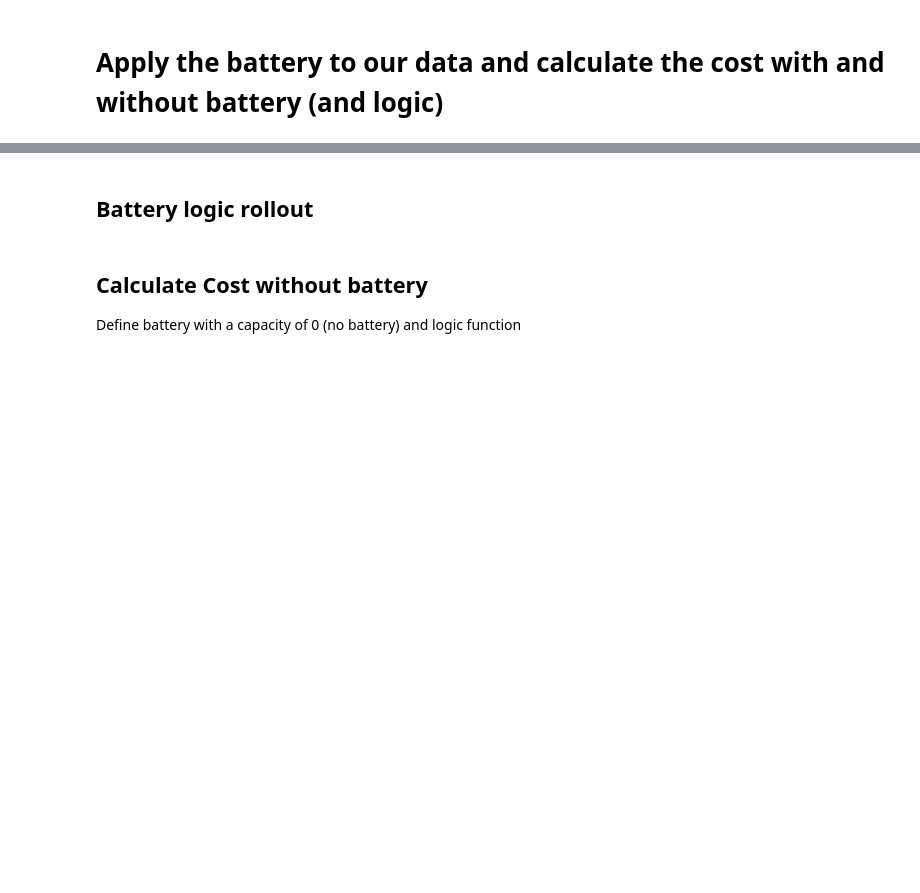
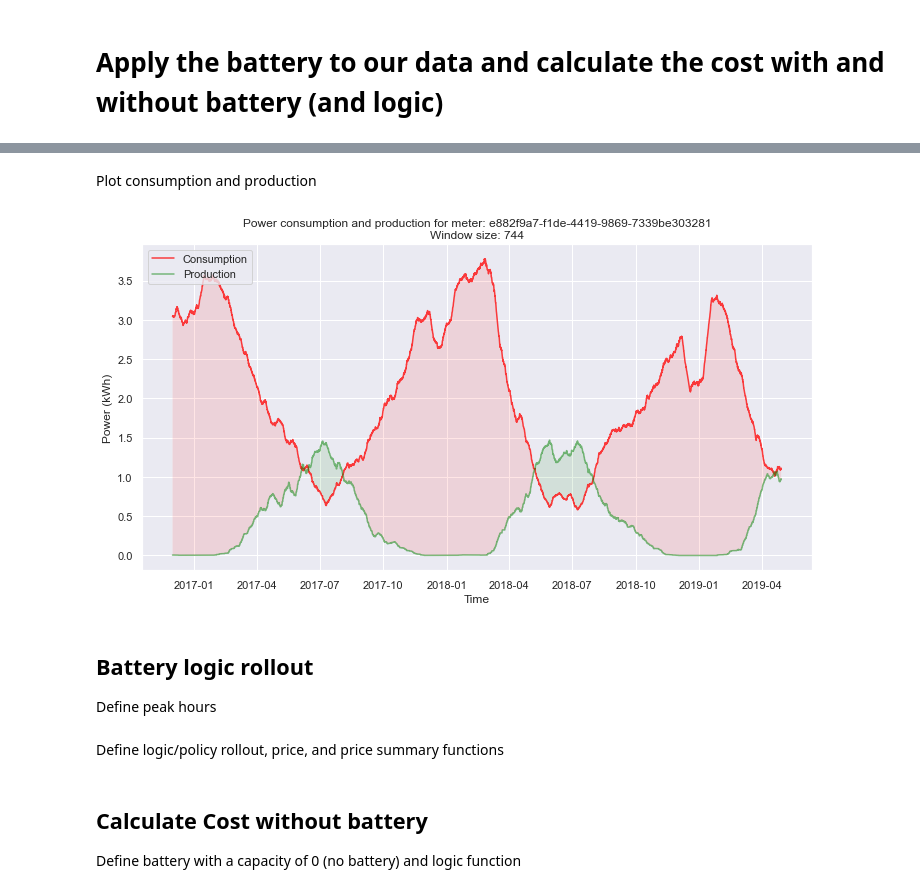
Before and after one commit to 4ug-aug/Otovo-OptimalControl, a Jupyter notebook: apply_battery.ipynb, the cells around one changed output, grey strips where cells are left out. Drawn from its saved outputs; the diff is of its cells as text; code cells hidden in the pictures; blank space fills up the shorter version.

Commit message:
Feat: Added plots and cleaned up code

```diff
--- a/apply_battery.ipynb
+++ b/apply_battery.ipynb
@@ -186,3 +214,38 @@ def moving_average(timeseries, window):
+# %%
+window_size = 24*31
+
+series_merge["num_kwh_cons_ma"] = moving_average(series_merge["num_kwh_cons"], window=window_size)
+series_merge["num_kwh_prod_ma"] = moving_average(series_merge["num_kwh_prod"], window=window_size)
+# %% [markdown]
+Plot consumption and production
+# %%
+# num_kwh_cons_ma = moving_average(series_merge["num_kwh_cons"], window=24)
+sns.set()
+
+fig, ax = plt.subplots(figsize=(12, 6))
+ax.plot(series_merge["timeslot"], series_merge["num_kwh_cons_ma"], label="Consumption", color="red", alpha=0.75)
+ax.plot(series_merge["timeslot"], series_merge["num_kwh_prod_ma"], label="Production", color="green", alpha=0.5)
+# ax.plot(series_battery["timeslot"], series_battery["surplus_deficit"], label="Surplus Deficit", alpha=0.75)
+# show legend
+ax.legend(loc="upper left")
+
+# Fill between positive
+# ax.fill_between(series_merge["timeslot"], 0, series_merge["num_kwh_cons_ma"], where=series_merge["num_kwh_cons_ma"] >= 0, facecolor="green", alpha=0.5)
+ax.fill_between(series_merge["timeslot"], series_merge["num_kwh_cons_ma"], series_merge["num_kwh_prod_ma"], where=series_merge["num_kwh_prod_ma"]>series_merge["num_kwh_cons_ma"], facecolor='green', alpha=0.1)
+ax.fill_between(series_merge["timeslot"], series_merge["num_kwh_cons_ma"], series_merge["num_kwh_prod_ma"], where=series_merge["num_kwh_prod_ma"]<series_merge["num_kwh_cons_ma"], facecolor='red', alpha=0.1)
+
+# x-axis label
+ax.set_xlabel("Time")
+# y-axis label
+ax.set_ylabel("Power (kWh)")
+
+# plot title
+ax.set_title("Power consumption and production for meter: " + meter_id + "\nWindow size: " + str(window_size))
+
+plt.show()
+# %% [output]
+[figure, added]
 # %% [markdown]
 ## Battery logic rollout
+Define peak hours
 # %%
@@ -189,4 +253,6 @@ def moving_average(timeseries, window):
 peak_hours = list(range(6,19))
+# %% [markdown]
+Define logic/policy rollout, price, and price summary functions
 # %%
 # Load json file hour_lookup_price.json
 with open('data/hour_lookup_price_dict.json') as json_file:
```
Also changed, not shown: parts of 42 cells of this notebook.
